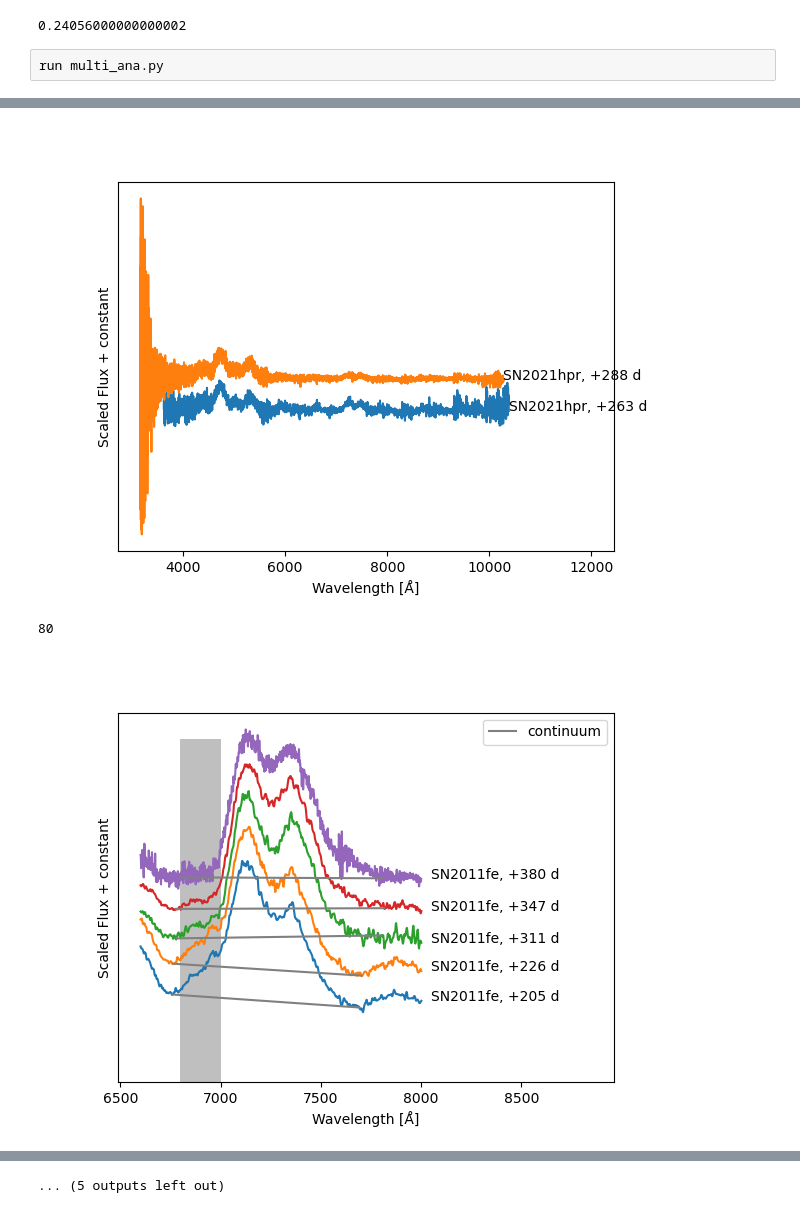
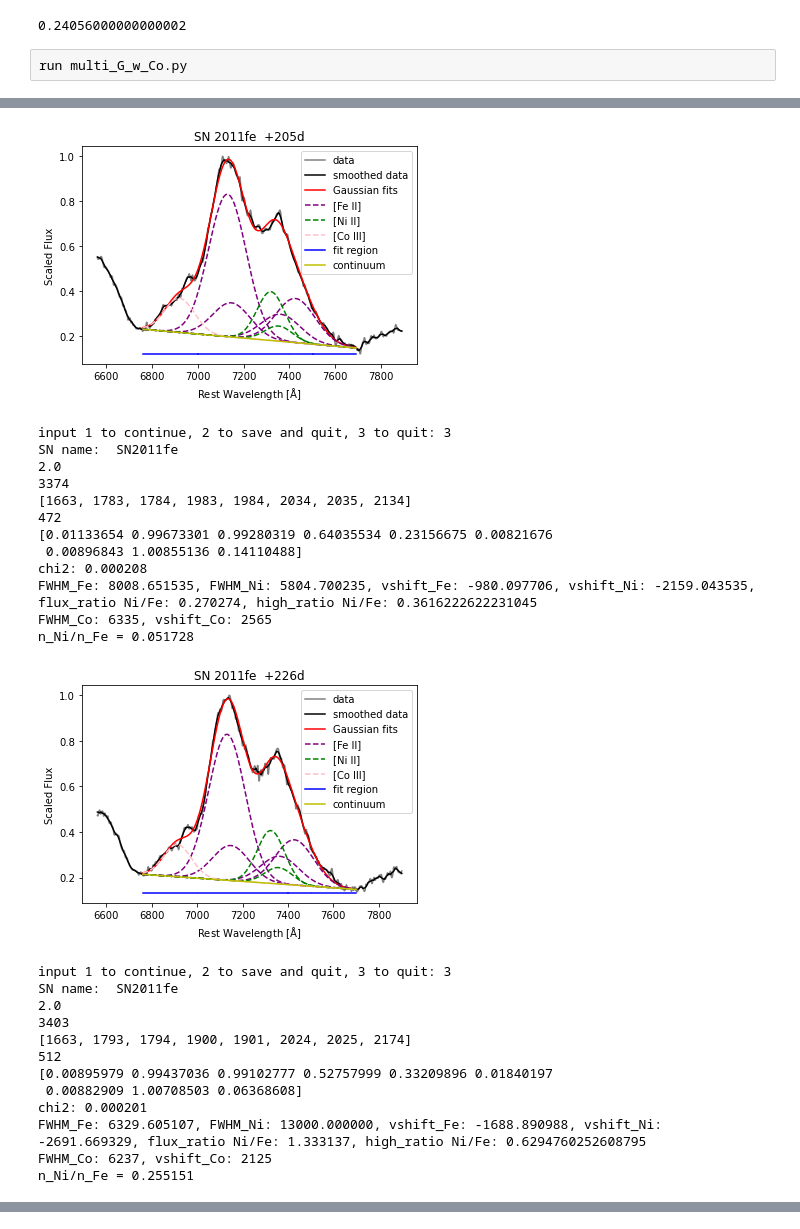
Before and after one commit to jl-liu2022/new-project, a Jupyter notebook: ast/Untitled.ipynb, the cells around one changed output, grey strips where cells are left out. Saved outputs shown, nothing was run; the diff lists cells and outputs as text.

```diff
--- a/ast/Untitled.ipynb
+++ b/ast/Untitled.ipynb
@@ -5,5 +5,5 @@
 # %% [output]
 0.24056000000000002
 # %%
-run multi_ana.py
+run multi_G_w_Co.py
 # %% [output]
@@ -11,3 +21,26 @@ run multi_ana.py
-[figure, old version]
+[figure, new version]
-80
+input 1 to continue, 2 to save and quit, 3 to quit: 3
+SN name:  SN2011fe
+2.0
+3374
+[1663, 1783, 1784, 1983, 1984, 2034, 2035, 2134]
+472
+[0.01133654 0.99673301 0.99280319 0.64035534 0.23156675 0.00821676
+ 0.00896843 1.00855136 0.14110488]
+chi2: 0.000208
+FWHM_Fe: 8008.651535, FWHM_Ni: 5804.700235, vshift_Fe: -980.097706, vshift_Ni: -2159.043535, flux_ratio Ni/Fe: 0.270274, high_ratio Ni/Fe: 0.3616222622231045
+FWHM_Co: 6335, vshift_Co: 2565
+n_Ni/n_Fe = 0.051728
-[figure, old version]
+[figure, new version]
+input 1 to continue, 2 to save and quit, 3 to quit: 3
+SN name:  SN2011fe
+2.0
+3403
+[1663, 1793, 1794, 1900, 1901, 2024, 2025, 2174]
+512
+[0.00895979 0.99437036 0.99102777 0.52757999 0.33209896 0.01840197
+ 0.00882909 1.00708503 0.06368608]
+chi2: 0.000201
+FWHM_Fe: 6329.605107, FWHM_Ni: 13000.000000, vshift_Fe: -1688.890988, vshift_Ni: -2691.669329, flux_ratio Ni/Fe: 1.333137, high_ratio Ni/Fe: 0.6294760252608795
+FWHM_Co: 6237, vshift_Co: 2125
+n_Ni/n_Fe = 0.255151
@@ -38 +73,0 @@ tau_r, p_value_r:  0.2424242424242424 0.3108100139957779
-... (5 outputs left out)
```
Also changed, not shown: parts of 1 cell of this notebook, 8 other files.
